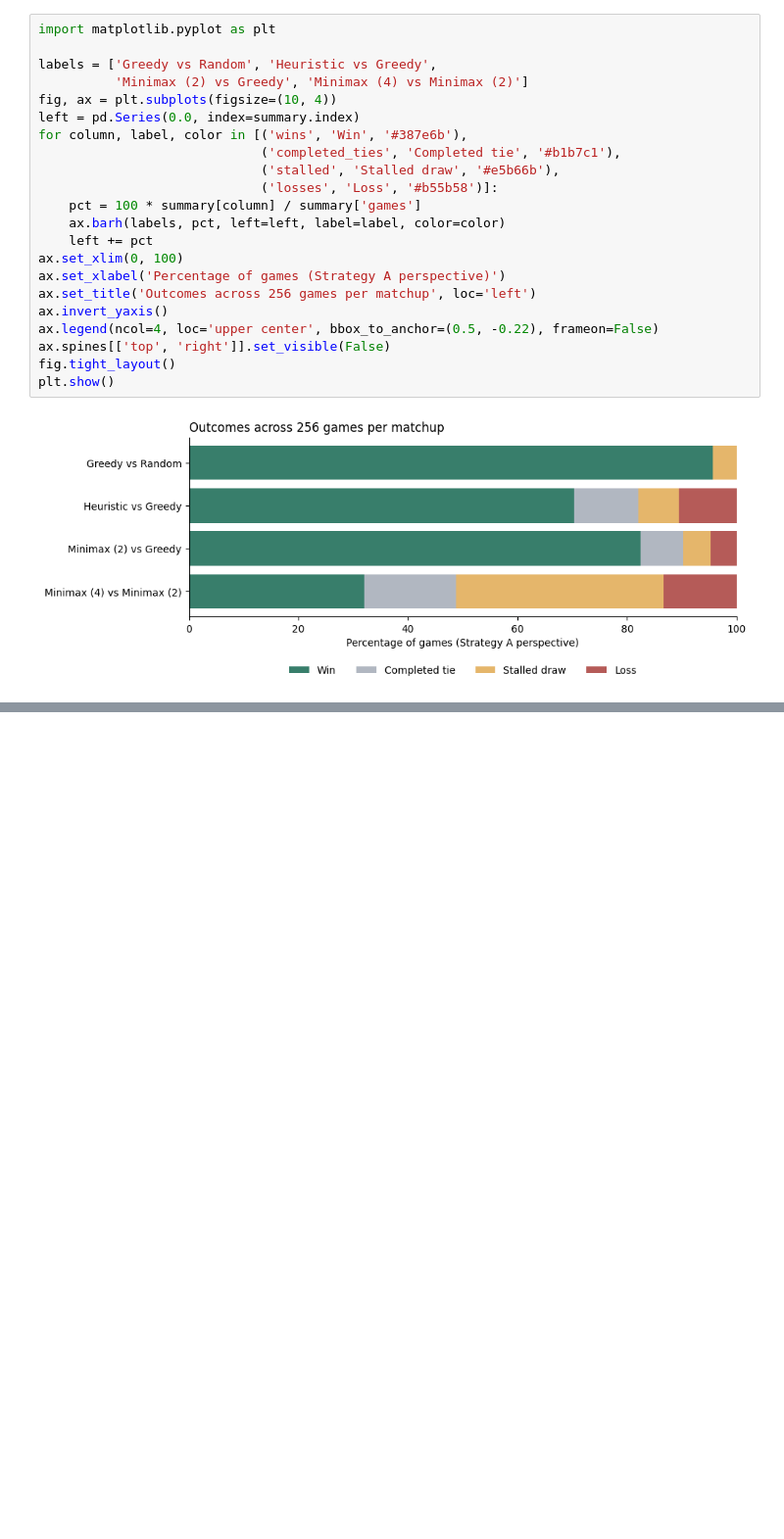
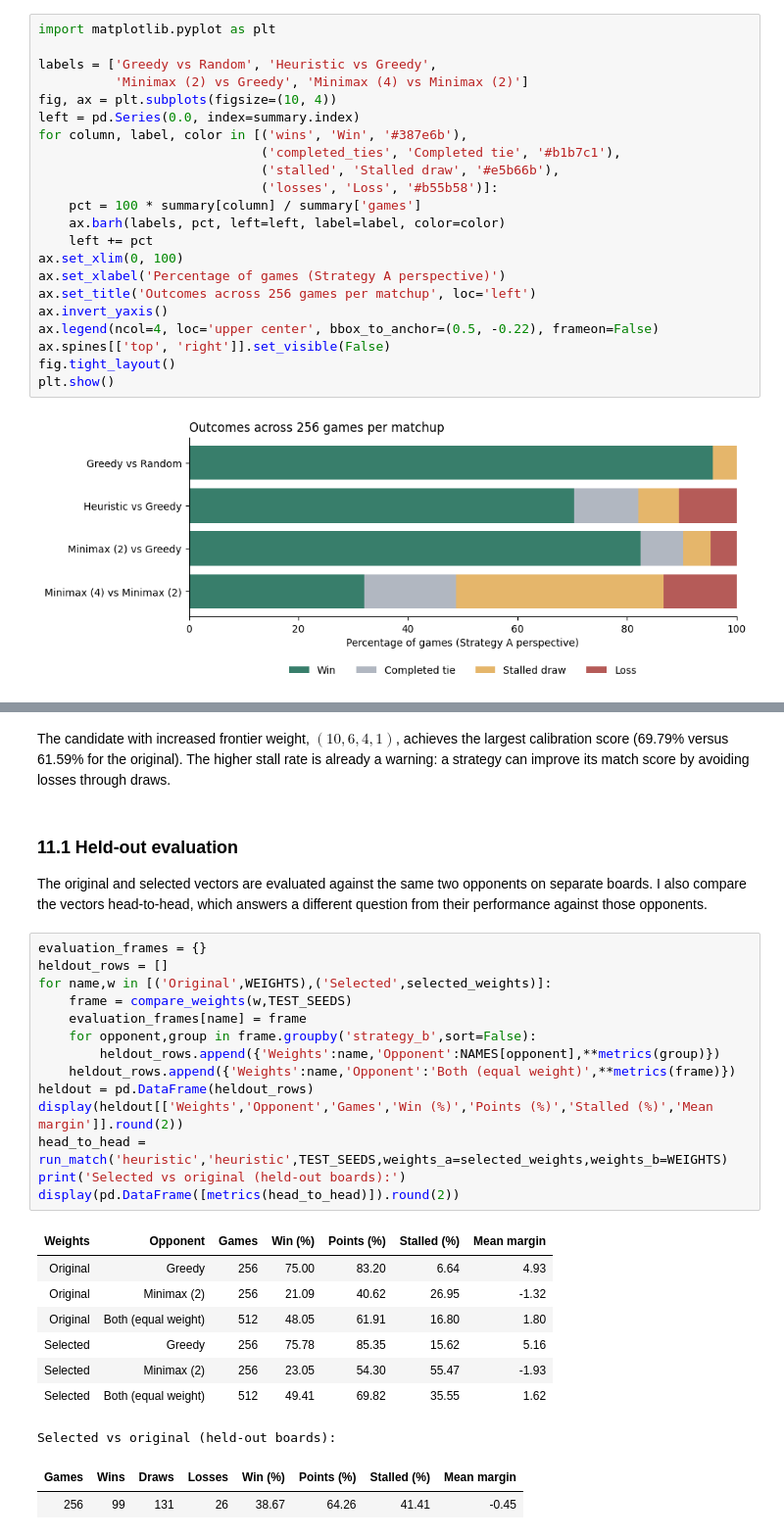
Before and after one commit to CJDelos1992/filler-strategy-lab, a Jupyter notebook: Filler_Strategy_Analysis.ipynb, the cells around one changed output, grey strips where cells are left out. Shown at 98% size. Saved outputs shown, nothing was run; the diff lists cells and outputs as text; blank space fills up the shorter version.

```diff
--- a/Filler_Strategy_Analysis.ipynb
+++ b/Filler_Strategy_Analysis.ipynb
@@ -624,0 +781,31 @@ For now, the project answers a narrower question: under a common model and balan
+# %% [markdown]
+The candidate with increased frontier weight, $(10,6,4,1)$, achieves the largest calibration score (69.79% versus 61.59% for the original). The higher stall rate is already a warning: a strategy can improve its match score by avoiding losses through draws.
+# %% [markdown]
+### 11.1 Held-out evaluation
+
+The original and selected vectors are evaluated against the same two opponents on separate boards. I also compare the vectors head-to-head, which answers a different question from their performance against those opponents.
+# %%
+evaluation_frames = {}
+heldout_rows = []
+for name,w in [('Original',WEIGHTS),('Selected',selected_weights)]:
+    frame = compare_weights(w,TEST_SEEDS)
+    evaluation_frames[name] = frame
+    for opponent,group in frame.groupby('strategy_b',sort=False):
+        heldout_rows.append({'Weights':name,'Opponent':NAMES[opponent],**metrics(group)})
+    heldout_rows.append({'Weights':name,'Opponent':'Both (equal weight)',**metrics(frame)})
+heldout = pd.DataFrame(heldout_rows)
+display(heldout[['Weights','Opponent','Games','Win (%)','Points (%)','Stalled (%)','Mean margin']].round(2))
+head_to_head = run_match('heuristic','heuristic',TEST_SEEDS,weights_a=selected_weights,weights_b=WEIGHTS)
+print('Selected vs original (held-out boards):')
+display(pd.DataFrame([metrics(head_to_head)]).round(2))
+# %% [output]
+| Weights | Opponent | Games | Win (%) | Points (%) | Stalled (%) | Mean margin |
+| Original | Greedy | 256 | 75.00 | 83.20 | 6.64 | 4.93 |
+| Original | Minimax (2) | 256 | 21.09 | 40.62 | 26.95 | -1.32 |
+| Original | Both (equal weight) | 512 | 48.05 | 61.91 | 16.80 | 1.80 |
+| Selected | Greedy | 256 | 75.78 | 85.35 | 15.62 | 5.16 |
+| Selected | Minimax (2) | 256 | 23.05 | 54.30 | 55.47 | -1.93 |
+| Selected | Both (equal weight) | 512 | 49.41 | 69.82 | 35.55 | 1.62 |
+Selected vs original (held-out boards):
+| Games | Wins | Draws | Losses | Win (%) | Points (%) | Stalled (%) | Mean margin |
+| 256 | 99 | 131 | 26 | 38.67 | 64.26 | 41.41 | -0.45 |
```
Also changed, not shown: parts of 24 cells of this notebook.
